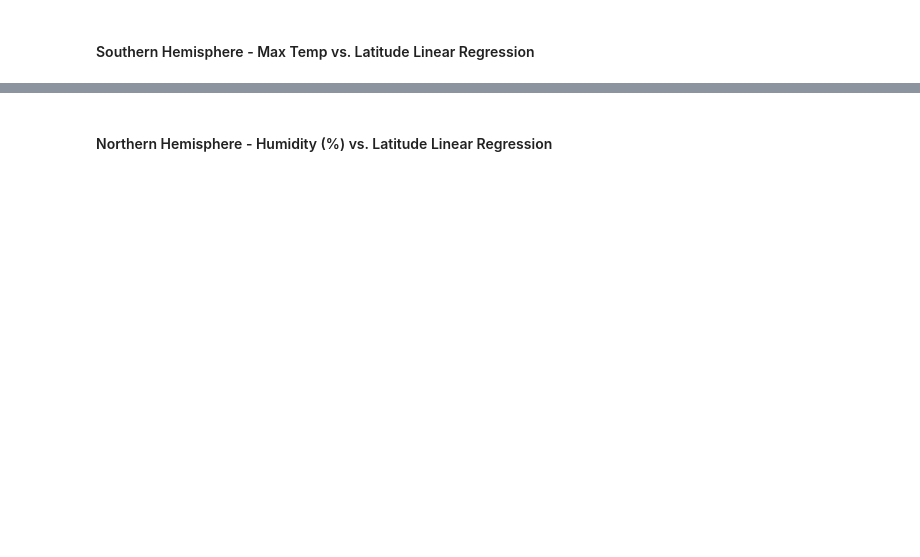
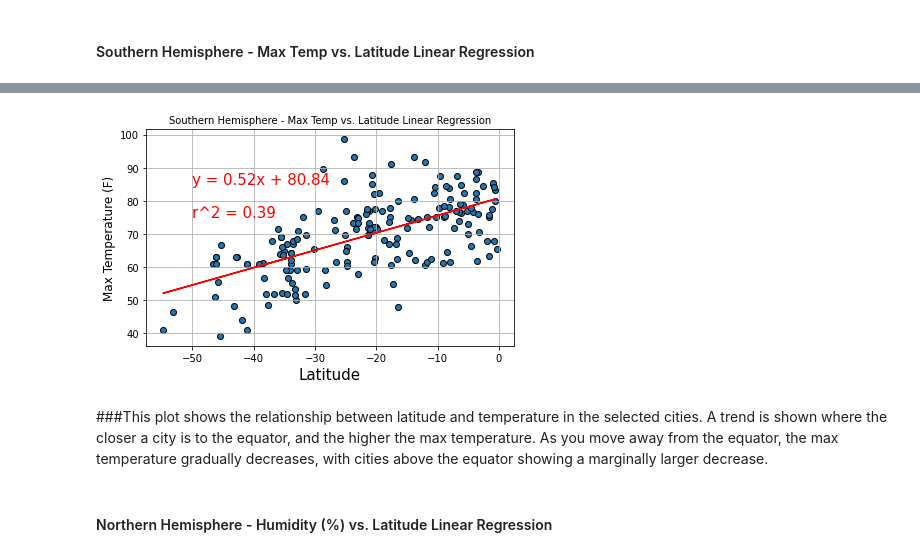
Before and after one commit to cdalsania/API-Challenge, a Jupyter notebook: WeatherPy.ipynb, the cells around one changed output, grey strips where cells are left out. Drawn from its saved outputs; the diff is of its cells as text; code cells hidden in the pictures; blank space fills up the shorter version.

```diff
--- a/WeatherPy.ipynb
+++ b/WeatherPy.ipynb
@@ -377,2 +401,36 @@ The r-value is: 0.6082708688906918
+# %%
+#setup linear regression and line equation
+x_values = weather_df_south['Lat']
+y_values = weather_df_south['Max Temp']
+
+#the regression values
+(slope, intercept, rvalue, pvalue, stderr) = linregress(x_values, y_values)
+regress_values = x_values * slope + intercept
+
+#line equation and r squared value
+line_eq = "y = " + str(round(slope,2)) + "x + " + str(round(intercept,2))
+r_squared = f"r^2 = {round(rvalue ** 2,2)}"
+
+#the scattor plot with the linear regression line
+lat_temp_reg_n = plt.scatter(x_values,y_values,marker='o',edgecolors='black')
+plt.plot(x_values,regress_values,"r-")
+
+#displaying the linear regression equation and r squared
+plt.annotate(line_eq, xy=(-50,85),fontsize=15,color='red')
+plt.annotate(r_squared, (-50,75),fontsize=15,color="red")
+
+plt.grid()
+plt.title('Southern Hemisphere - Max Temp vs. Latitude Linear Regression',size=10)
+plt.xlabel('Latitude',size=15)
+plt.ylabel('Max Temperature (F)',size=12)
+
+#Display and save
+plt.tight_layout()
+plt.savefig("output_data/southern_hemisphere_max_temp_v.lat.png")
+plt.show()
+# %% [output]
+[figure, added]
+# %% [markdown]
+###This plot shows the relationship between latitude and temperature in the selected cities. A trend is shown where the closer a city is to the equator, and the higher the max temperature. As you move away from the equator, the max temperature gradually decreases, with cities above the equator showing a marginally larger decrease.
 # %% [markdown]
 ####  Northern Hemisphere - Humidity (%) vs. Latitude Linear Regression
```
Also changed, not shown: parts of 7 cells of this notebook.
